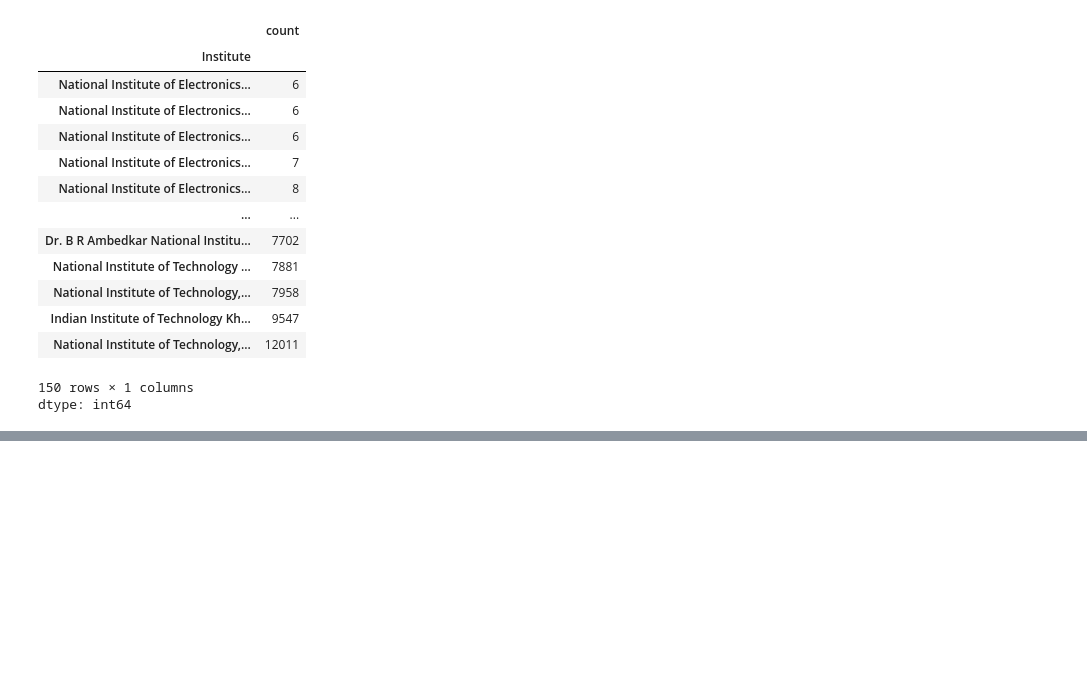
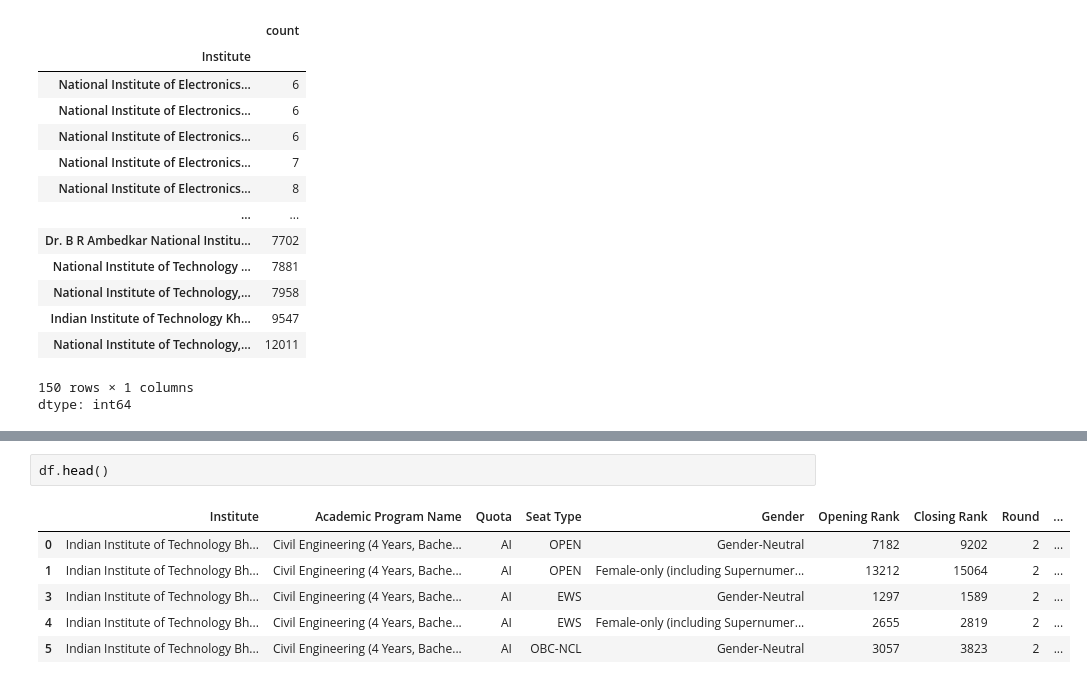
Before and after one commit to ShreshthaPandey/JOSAA-collage-predictor, a Jupyter notebook: clg_predictor.ipynb, the cells around one changed output, grey strips where cells are left out. Drawn from its saved outputs; the diff is of its cells as text; blank space fills up the shorter version.

```diff
--- a/clg_predictor.ipynb
+++ b/clg_predictor.ipynb
@@ -917,0 +1016,9 @@ dtype: int64
+# %%
+df.head()
+# %% [output]
+|  | Institute | Academic Program Name | Quota | Seat Type | Gender | Opening Rank | Closing Rank | Round | ... |
+| 0 | Indian Institute of Technology Bh... | Civil Engineering (4 Years, Bache... | AI | OPEN | Gender-Neutral | 7182 | 9202 | 2 | ... |
+| 1 | Indian Institute of Technology Bh... | Civil Engineering (4 Years, Bache... | AI | OPEN | Female-only (including Supernumer... | 13212 | 15064 | 2 | ... |
+| 3 | Indian Institute of Technology Bh... | Civil Engineering (4 Years, Bache... | AI | EWS | Gender-Neutral | 1297 | 1589 | 2 | ... |
+| 4 | Indian Institute of Technology Bh... | Civil Engineering (4 Years, Bache... | AI | EWS | Female-only (including Supernumer... | 2655 | 2819 | 2 | ... |
+| 5 | Indian Institute of Technology Bh... | Civil Engineering (4 Years, Bache... | AI | OBC-NCL | Gender-Neutral | 3057 | 3823 | 2 | ... |
```
Also changed, not shown: parts of 9 cells of this notebook.
